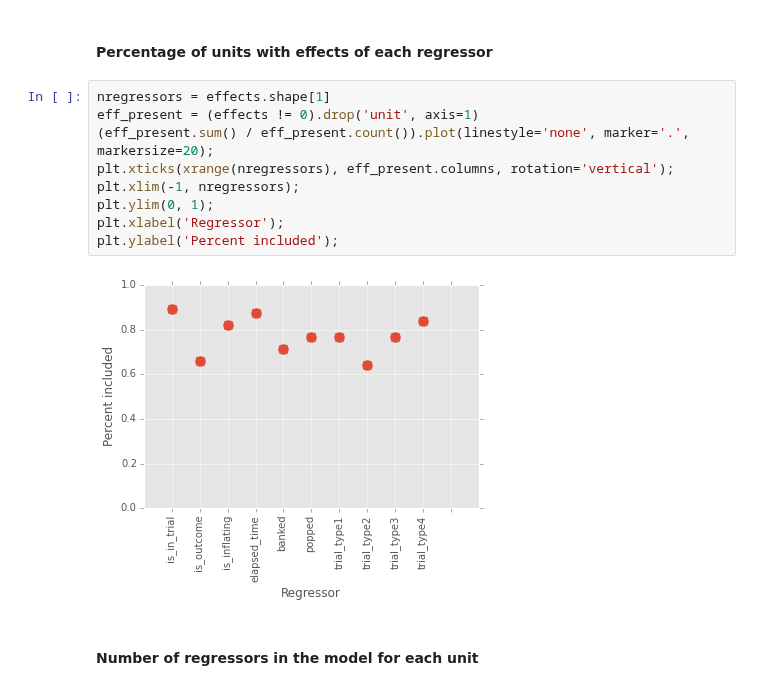
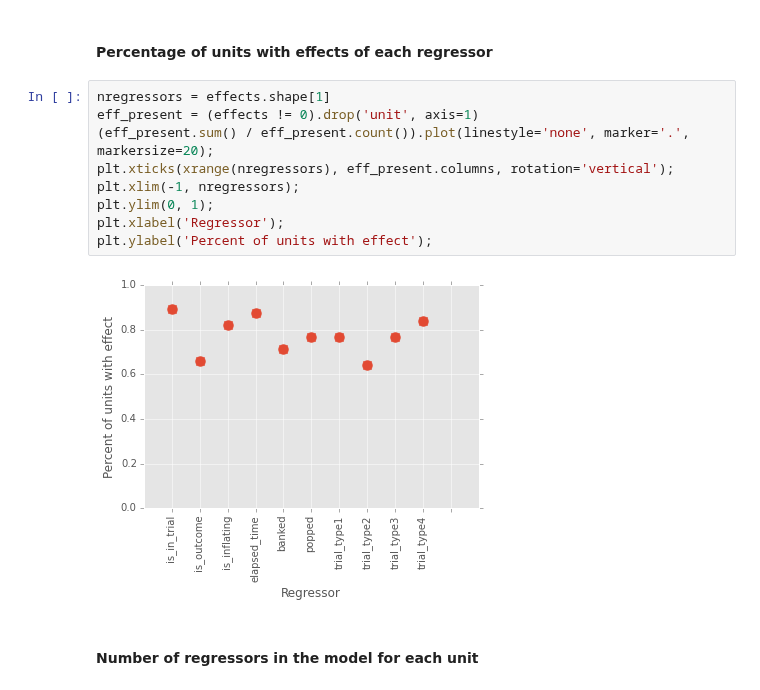
Before and after one commit to jmxpearson/hephys, a Jupyter notebook: bartc/spike_analysis_scratch.ipynb, the cells around one changed output. Drawn from its saved outputs; the diff is of its cells as text.

Commit message:
better labeling for graph

```diff
--- a/bartc/spike_analysis_scratch.ipynb
+++ b/bartc/spike_analysis_scratch.ipynb
@@ -112,14 +112,14 @@ effects = pd.DataFrame(effects)
 # %%
 nregressors = effects.shape[1]
 eff_present = (effects != 0).drop('unit', axis=1)
 (eff_present.sum() / eff_present.count()).plot(linestyle='none', marker='.', markersize=20);
 plt.xticks(xrange(nregressors), eff_present.columns, rotation='vertical');
 plt.xlim(-1, nregressors);
 plt.ylim(0, 1);
 plt.xlabel('Regressor');
-plt.ylabel('Percent included');
+plt.ylabel('Percent of units with effect');
 # %% [output]
-[figure, old version]
+[figure, new version]
 # %% [markdown]
 #### Number of regressors in the model for each unit
 # %%
```
